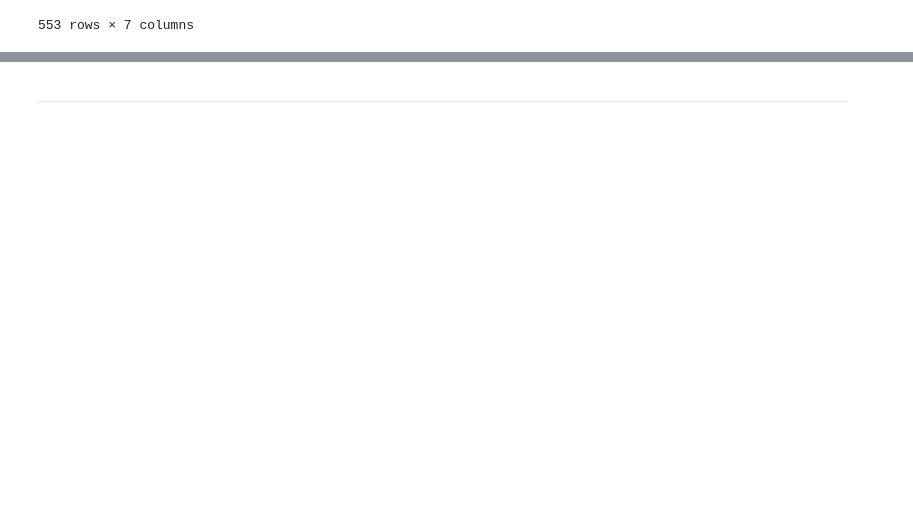
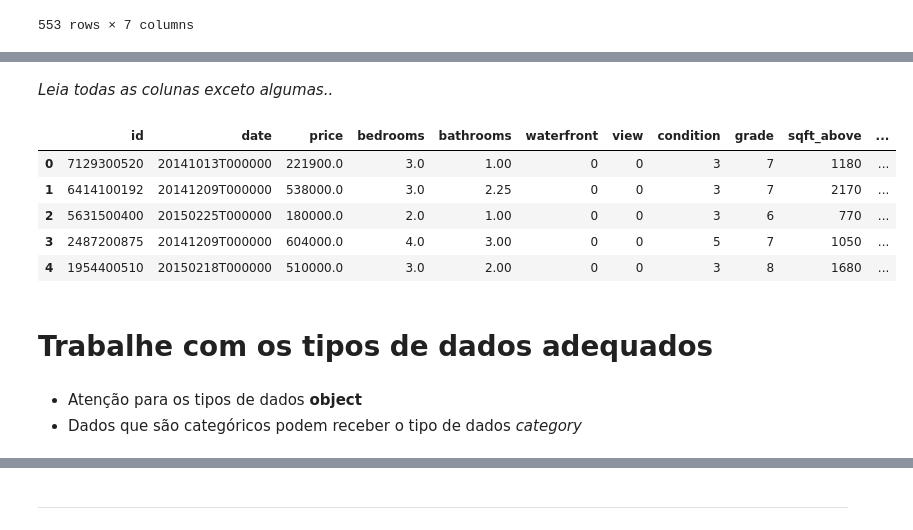
Before and after one commit to lucasarneiro5/Data-Science, a Jupyter notebook: Entrada_saida_e_leitura_de_dados (1).ipynb, the cells around one changed output, grey strips where cells are left out. Cells and saved outputs as stored; diff of their text form; code cells hidden in the pictures; blank space fills up the shorter version.

```diff
--- a/Entrada_e_saída_de_dados.ipynb
+++ b/Entrada_saida_e_leitura_de_dados (1).ipynb
@@ -81,0 +173,19 @@ df[0]
+# %% [markdown]
+*Leia todas as colunas exceto algumas..*
+# %%
+data = "kc_house_data.csv"
+df = pd.read_csv(data, usecols = lambda column : column not in ['sqft_living','sqft_lot','floors'])
+# %%
+df.head()
+# %% [output]
+|  | id | date | price | bedrooms | bathrooms | waterfront | view | condition | grade | sqft_above | ... |
+| 0 | 7129300520 | 20141013T000000 | 221900.0 | 3.0 | 1.00 | 0 | 0 | 3 | 7 | 1180 | ... |
+| 1 | 6414100192 | 20141209T000000 | 538000.0 | 3.0 | 2.25 | 0 | 0 | 3 | 7 | 2170 | ... |
+| 2 | 5631500400 | 20150225T000000 | 180000.0 | 2.0 | 1.00 | 0 | 0 | 3 | 6 | 770 | ... |
+| 3 | 2487200875 | 20141209T000000 | 604000.0 | 4.0 | 3.00 | 0 | 0 | 5 | 7 | 1050 | ... |
+| 4 | 1954400510 | 20150218T000000 | 510000.0 | 3.0 | 2.00 | 0 | 0 | 3 | 8 | 1680 | ... |
+# %% [markdown]
+# Trabalhe com os tipos de dados adequados
+# %% [markdown]
+- Atenção para os tipos de dados **object**
+- Dados que são categóricos podem receber o tipo de dados *category*
```
Also changed, not shown: parts of 26 cells of this notebook, 1 other file.
